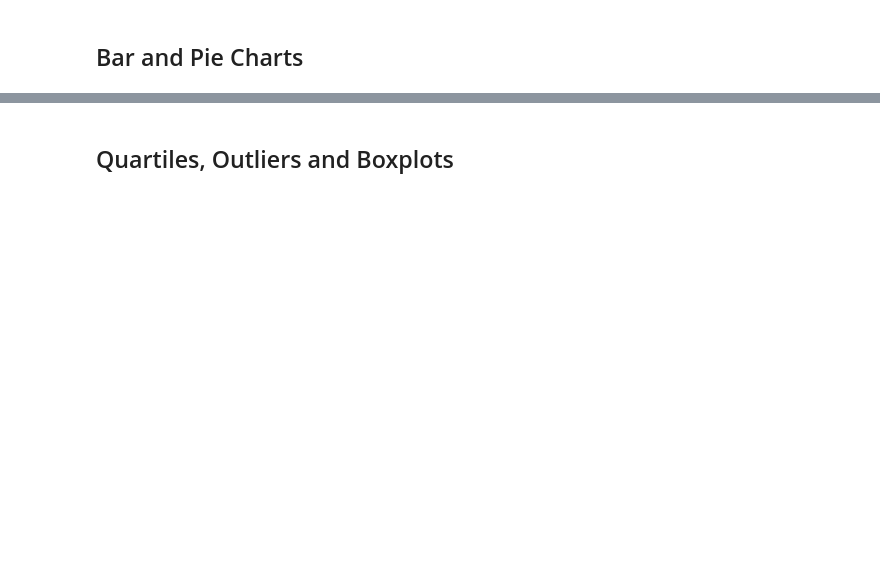
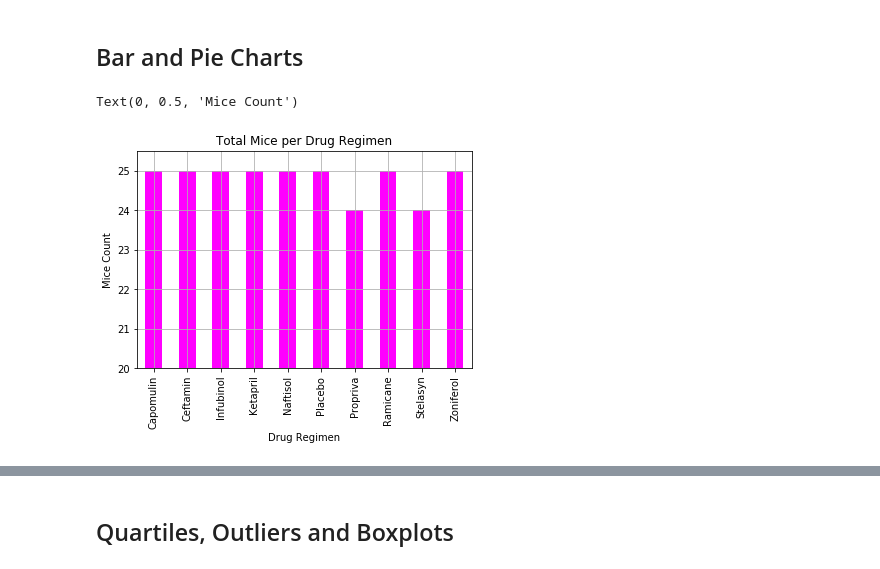
Before and after one commit to Levirdz/matplotlib-challenge, a Jupyter notebook: pymaceuticals_starter.ipynb, the cells around one changed output, grey strips where cells are left out. Cells and saved outputs as stored; diff of their text form; code cells hidden in the pictures; blank space fills up the shorter version.

```diff
--- a/pymaceuticals_starter.ipynb
+++ b/pymaceuticals_starter.ipynb
@@ -66,6 +61,6 @@ duplicated_data_df
 # Create a clean DataFrame by dropping the duplicate mouse by its ID.
 
 # We are keeping the first occurence on the duplicated data shown above
-clean_df = merged_df.drop_duplicates(subset = ['Mouse ID','Timepoint'], keep = "first")
-clean_df.head()
+clean_df = merged_df[merged_df["Mouse ID"] != "g989"]
+clean_df.shape
 # %% [output]
@@ -97,3 +130,13 @@ The total number of mice is 249
 ## Bar and Pie Charts
 # %%
 # Generate a bar plot showing the total number of mice for each treatment throughout the course of the study using pandas.
+
+# Counting total number of mice per drug regimen
+mice_count = clean_df.groupby(["Drug Regimen"])[["Mouse ID"]].nunique()
+
+# Plotting the bar graph
+pandas_bar = mice_count.plot.bar(title = "Total Mice per Drug Regimen", legend = False, color = "magenta", grid = True, ylim = (20, 25.5))
+pandas_bar.set_ylabel("Mice Count")
+# %% [output]
+Text(0, 0.5, 'Mice Count')
+[figure, added]
```
Also changed, not shown: parts of 21 cells of this notebook.
